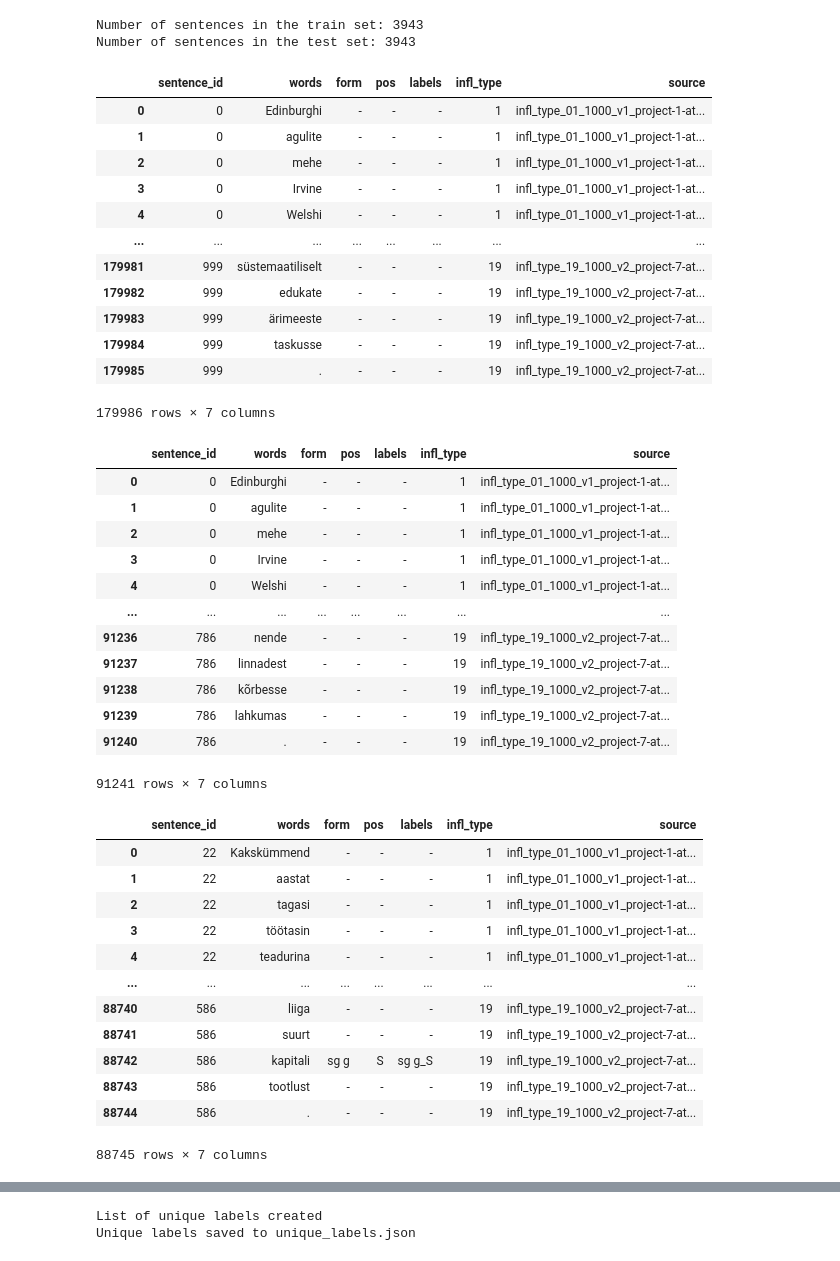
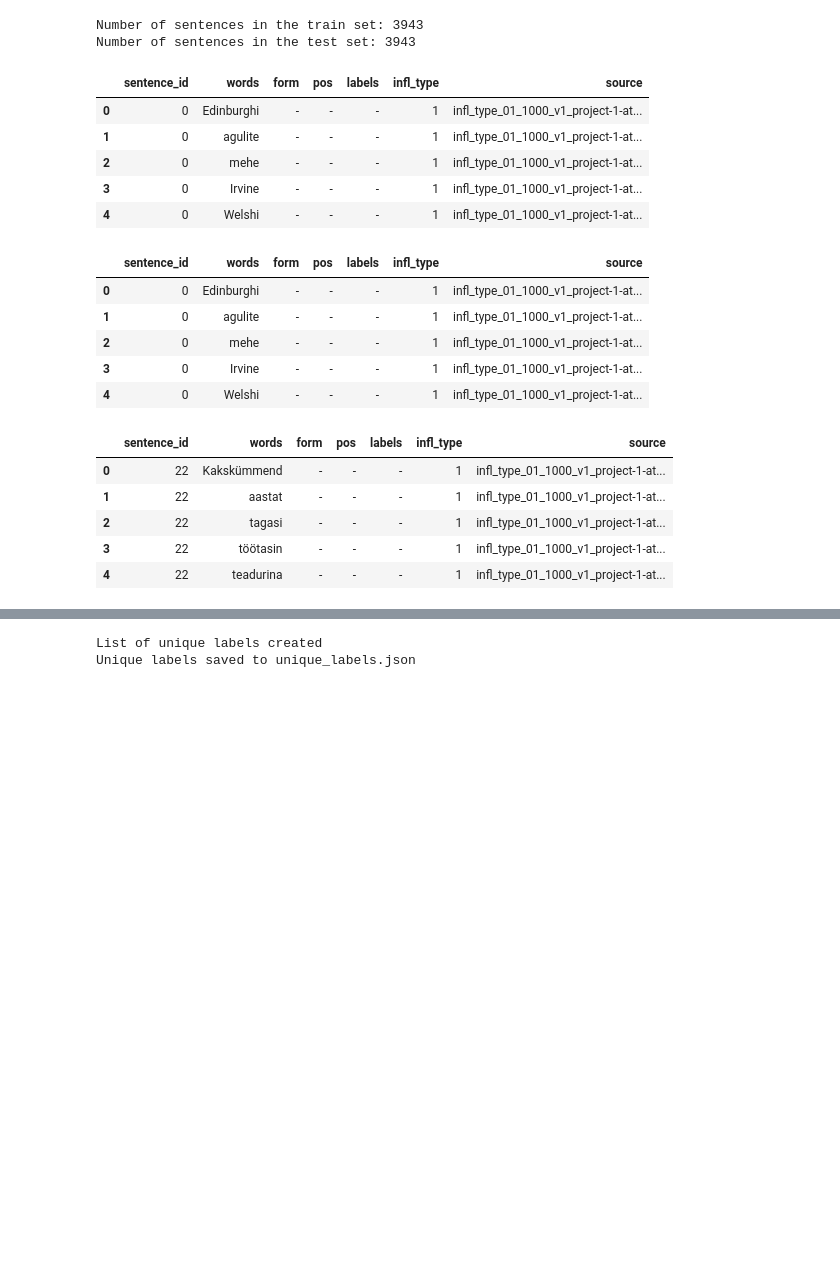
Before and after one commit to SanderSaska/EstNLTK_model_training, a Jupyter notebook: notebooks/data_preprocessing.ipynb, the cells around one changed output, grey strips where cells are left out. Drawn from its saved outputs; the diff is of its cells as text; code cells hidden in the pictures; blank space fills up the shorter version.

```diff
--- a/notebooks/data_preprocessing.ipynb
+++ b/notebooks/data_preprocessing.ipynb
@@ -959,7 +1019,7 @@ homonym_dataset.to_parquet(
 #### Further preprocessing
 # %%
 homonym_dataset = pd.read_parquet(
-    HOMONYMS_DIRS["processed"] / "homonyms_overall.parquet"
+    HOMONYMS_DIRS["processed"] / "homonyms_overall_updated.parquet"
 )
 # %%
 train_data, test_data, train_sources, test_sources = (
@@ -997,49 +1057,28 @@ print(
 Number of sentences in the train set: 3943
 Number of sentences in the test set: 3943
 # %%
-display(homonym_dataset)
-display(train_data)
-display(test_data)
+display(homonym_dataset.head())
+display(train_data.head())
+display(test_data.head())
 # %% [output]
 |  | sentence_id | words | form | pos | labels | infl_type | source |
 | 0 | 0 | Edinburghi | - | - | - | 1 | infl_type_01_1000_v1_project-1-at... |
 | 1 | 0 | agulite | - | - | - | 1 | infl_type_01_1000_v1_project-1-at... |
 | 2 | 0 | mehe | - | - | - | 1 | infl_type_01_1000_v1_project-1-at... |
 | 3 | 0 | Irvine | - | - | - | 1 | infl_type_01_1000_v1_project-1-at... |
 | 4 | 0 | Welshi | - | - | - | 1 | infl_type_01_1000_v1_project-1-at... |
-| ... | ... | ... | ... | ... | ... | ... | ... |
-| 179981 | 999 | süstemaatiliselt | - | - | - | 19 | infl_type_19_1000_v2_project-7-at... |
-| 179982 | 999 | edukate | - | - | - | 19 | infl_type_19_1000_v2_project-7-at... |
-| 179983 | 999 | ärimeeste | - | - | - | 19 | infl_type_19_1000_v2_project-7-at... |
-| 179984 | 999 | taskusse | - | - | - | 19 | infl_type_19_1000_v2_project-7-at... |
-| 179985 | 999 | . | - | - | - | 19 | infl_type_19_1000_v2_project-7-at... |
-179986 rows × 7 columns
 |  | sentence_id | words | form | pos | labels | infl_type | source |
 | 0 | 0 | Edinburghi | - | - | - | 1 | infl_type_01_1000_v1_project-1-at... |
 | 1 | 0 | agulite | - | - | - | 1 | infl_type_01_1000_v1_project-1-at... |
 | 2 | 0 | mehe | - | - | - | 1 | infl_type_01_1000_v1_project-1-at... |
 | 3 | 0 | Irvine | - | - | - | 1 | infl_type_01_1000_v1_project-1-at... |
 | 4 | 0 | Welshi | - | - | - | 1 | infl_type_01_1000_v1_project-1-at... |
-| ... | ... | ... | ... | ... | ... | ... | ... |
-| 91236 | 786 | nende | - | - | - | 19 | infl_type_19_1000_v2_project-7-at... |
-| 91237 | 786 | linnadest | - | - | - | 19 | infl_type_19_1000_v2_project-7-at... |
-| 91238 | 786 | kõrbesse | - | - | - | 19 | infl_type_19_1000_v2_project-7-at... |
-| 91239 | 786 | lahkumas | - | - | - | 19 | infl_type_19_1000_v2_project-7-at... |
-| 91240 | 786 | . | - | - | - | 19 | infl_type_19_1000_v2_project-7-at... |
-91241 rows × 7 columns
 |  | sentence_id | words | form | pos | labels | infl_type | source |
 | 0 | 22 | Kakskümmend | - | - | - | 1 | infl_type_01_1000_v1_project-1-at... |
 | 1 | 22 | aastat | - | - | - | 1 | infl_type_01_1000_v1_project-1-at... |
 | 2 | 22 | tagasi | - | - | - | 1 | infl_type_01_1000_v1_project-1-at... |
 | 3 | 22 | töötasin | - | - | - | 1 | infl_type_01_1000_v1_project-1-at... |
 | 4 | 22 | teadurina | - | - | - | 1 | infl_type_01_1000_v1_project-1-at... |
-| ... | ... | ... | ... | ... | ... | ... | ... |
-| 88740 | 586 | liiga | - | - | - | 19 | infl_type_19_1000_v2_project-7-at... |
-| 88741 | 586 | suurt | - | - | - | 19 | infl_type_19_1000_v2_project-7-at... |
-| 88742 | 586 | kapitali | sg g | S | sg g_S | 19 | infl_type_19_1000_v2_project-7-at... |
-| 88743 | 586 | tootlust | - | - | - | 19 | infl_type_19_1000_v2_project-7-at... |
-| 88744 | 586 | . | - | - | - | 19 | infl_type_19_1000_v2_project-7-at... |
-88745 rows × 7 columns
 # %%
 # Save the train and test sets to new parquet files
 train_data.to_parquet(
```
Also changed, not shown: parts of 31 cells of this notebook, 5 other files.
